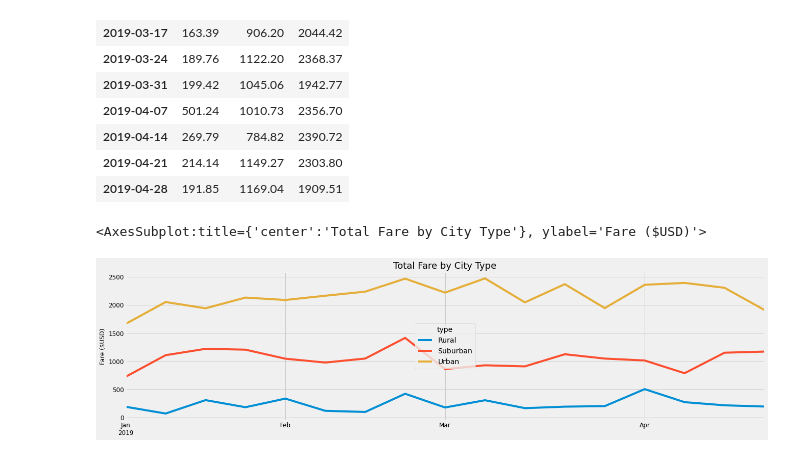
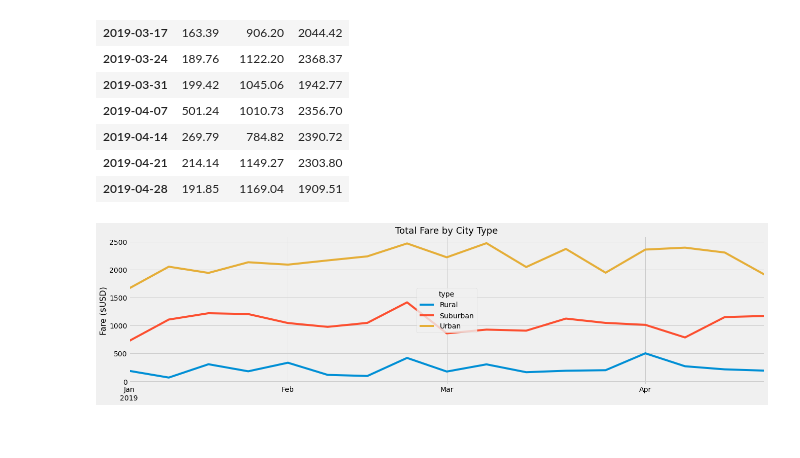
Before and after one commit to BlueSkies503/PyBer_Analysis, a Jupyter notebook: PyBer_Challenge.ipynb, the cells around one changed output. Cells and saved outputs as stored; diff of their text form; code cells hidden in the pictures.

Commit message:
Added completed Deliverable 2, PyBer_fare_summary.png

```diff
--- a/PyBer_Challenge.ipynb
+++ b/PyBer_Challenge.ipynb
@@ -207,20 +242,26 @@ pyber_resample
 # %%
 import numpy as np
 # %%
+# 8. Using the object-oriented interface method, plot the resample DataFrame using the df.plot() function.
+
 # Import the style from Matplotlib.
 from matplotlib import style
 # Use the graph style fivethirtyeight.
 style.use('fivethirtyeight')
 
-
-
+# Plot data using Pandas matplotlib library
 fare_chart = pyber_resample.plot(xlabel = '',
                                  figsize = (20,5),
-                                 fontsize = 12)
+                                 fontsize = 14)
+# Set title and fontsize
 fare_chart.set_title('Total Fare by City Type', fontsize = 18)
-fare_chart.set_ylabel('Fare ($USD)', fontsize = 12)
+# Set y_label and fontsize
+fare_chart.set_ylabel('Fare ($USD)', fontsize = 16)
 
-fare_chart
+# Save figure as analysis/
+plt.savefig('analysis/PyBer_fare_summary.png')
+
+# Print figure
+plt.show()
 # %% [output]
-<AxesSubplot:title={'center':'Total Fare by City Type'}, ylabel='Fare ($USD)'>
-[figure, old version]
+[figure, new version]
```
Also changed, not shown: parts of 6 cells of this notebook, 1 other file.
